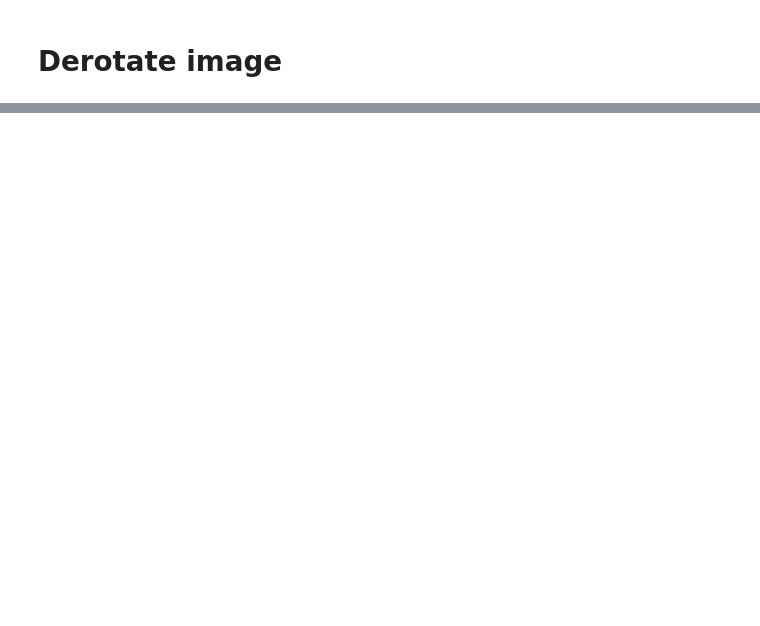
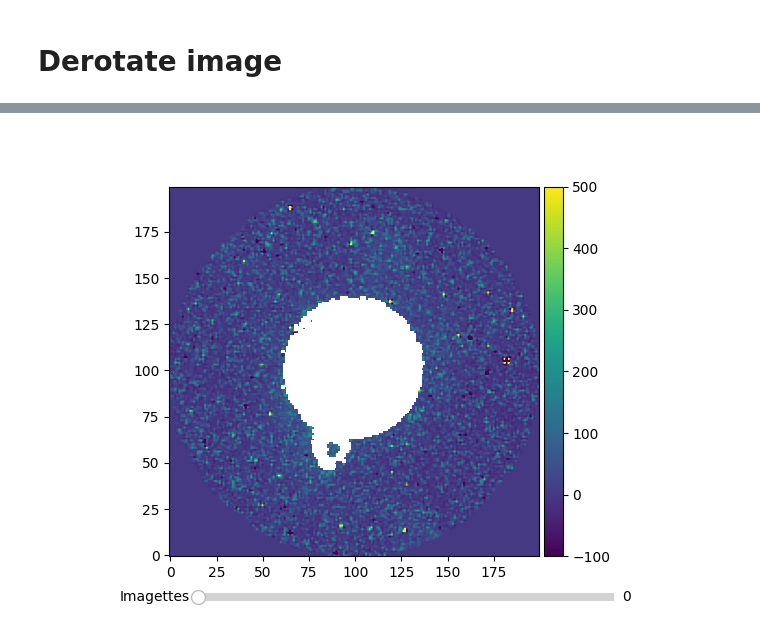
Before and after one commit to luisepevestorff/CheopsCosmics, a Jupyter notebook: Cheops_Cosmic_Clean.ipynb, the cells around one changed output, grey strips where cells are left out. Drawn from its saved outputs; the diff is of its cells as text; code cells hidden in the pictures; blank space fills up the shorter version.

```diff
--- a/Cheops_Cosmic_Clean.ipynb
+++ b/Cheops_Cosmic_Clean.ipynb
@@ -213,0 +197,21 @@ plt.close()
+# %%
+mask = np.zeros(np.shape(median_new))
+mask[median_new > 60] = 1
+
+kernel = np.ones((3,3), dtype=np.uint8)
+enlarged_mask = cv.dilate(mask, kernel, iterations=2)
+# %%
+def apply_mask(data, mask):
+    masked_cube = np.ma.masked_where(mask == 1, data)
+    return(masked_cube)
+
+broadcast_mask = np.array(np.broadcast_to(enlarged_mask,np.shape(median_new)))
+median_mask = apply_mask(median_new, broadcast_mask)
+
+mask = np.zeros(np.shape(median_mask))
+mask[median_mask > 60] = 1
+
+median_broadcast = np.array(np.broadcast_to(mask,np.shape(derotated_cube)))
+cube_mask = apply_mask(derotated_cube, median_broadcast)
+
+print(cube_mask[0,100,:])
@@ -213,0 +236,24 @@ plt.close()
+# %%
+#plt.figure()
+fig, ax = plt.subplots()
+divider = make_axes_locatable(ax)
+cax = divider.append_axes('right', size='5%', pad=0.05)
+
+im = ax.imshow(cube_mask[0,:,:], vmin=-100, vmax=500)
+fig.colorbar(im, cax=cax, orientation='vertical' )
+ax.invert_yaxis()
+
+
+axslider = plt.axes([0.25, 0.01, 0.65, 0.03])
+slider = Slider(axslider, 'Imagettes', 0, 224, valstep=1)
+
+def update(val):
+    array = cube_mask[val,:,:]
+    ax.imshow(array,vmin=-100, vmax=500)
+    ax.invert_yaxis()
+slider.on_changed(update)
+
+
+plt.show()
+# %% [output]
+[figure, new version]
```
Also changed, not shown: parts of 18 cells of this notebook.
